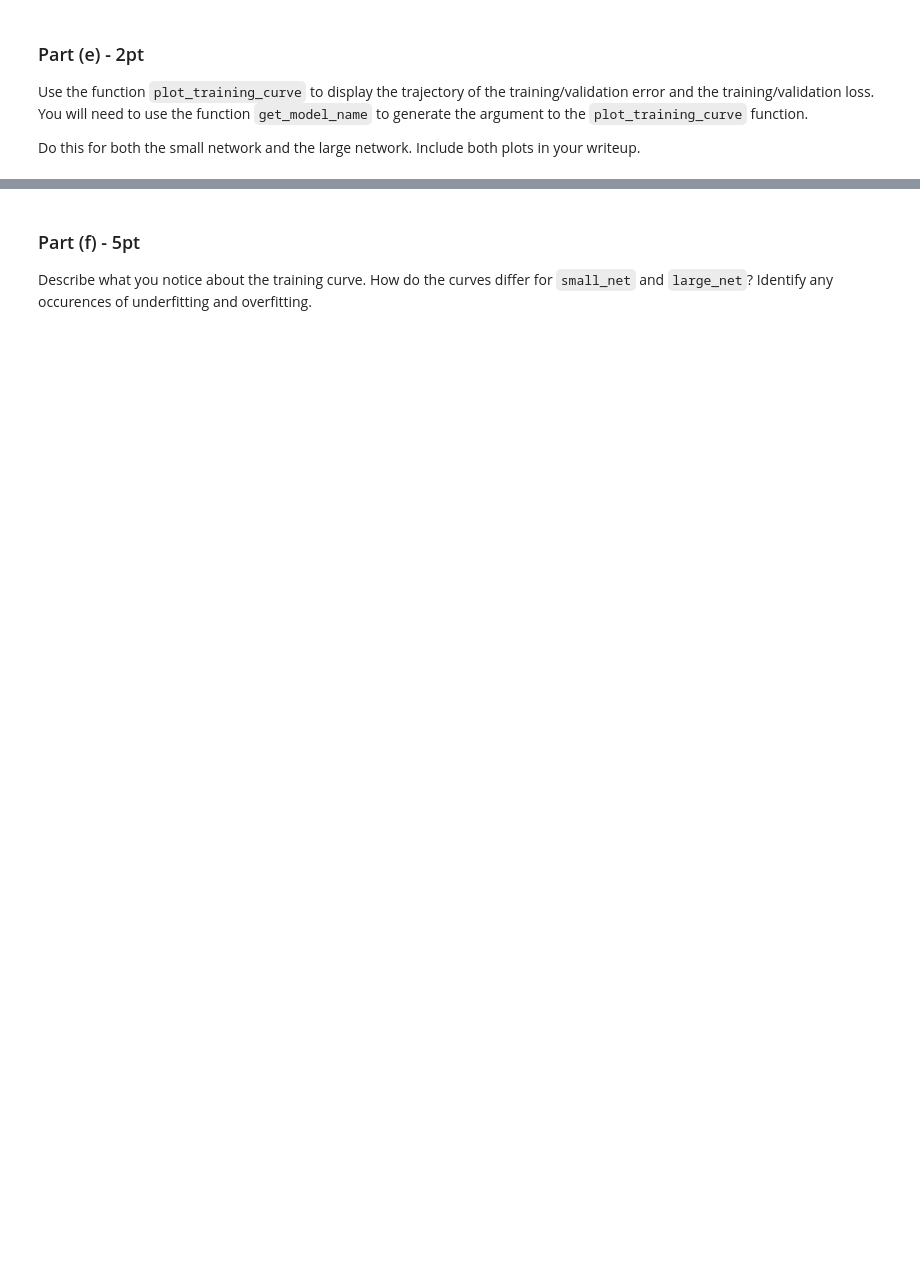
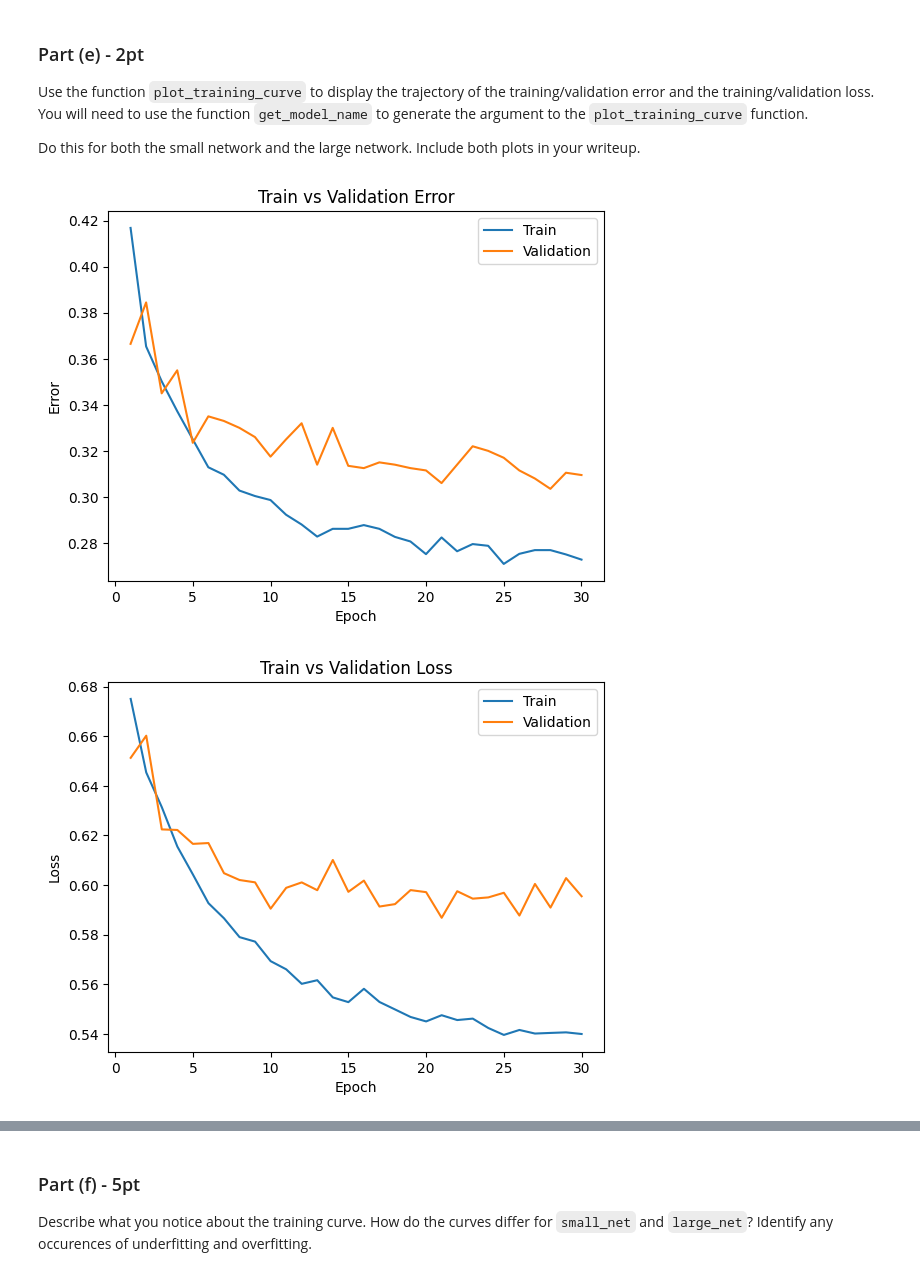
Before and after one commit to Harry-Nguyen0248/APS360, a Jupyter notebook: Labs/2/MochiTheDog.ipynb, the cells around one changed output, grey strips where cells are left out. Drawn from its saved outputs; the diff is of its cells as text; code cells hidden in the pictures; blank space fills up the shorter version.

```diff
--- a/Labs/2/MochiTheDog.ipynb
+++ b/Labs/2/MochiTheDog.ipynb
@@ -448,5 +507,7 @@ Why?
 # your Google Drive. If you are working on the lab locally, you
 # can comment out this code.
 
-from google.colab import drive
-drive.mount('/content/gdrive')
+# from google.colab import drive
+# drive.mount('/content/gdrive')
+
+train_net(small_net)
@@ -452,0 +528,20 @@ drive.mount('/content/gdrive')
+# %%
+train_net(large_net)
+# %%
+start_time_small = time.time()
+train_net(small_net)
+end_time_small = time.time()
+elapsed_time_small = end_time_small - start_time_small
+print("Total time elapsed for small_net:{:.2f} seconds".format(elapsed_time_small))
+
+start_time_small = time.time()
+train_net(large_net)
+end_time_small = time.time()
+elapsed_time_small = end_time_small - start_time_small
+print("Total time elapsed for small_net:{:.2f} seconds".format(elapsed_time_small))
+
+'''large_net requires more time to process than small_net.
+The reason lies in the number of parameters in each network.
+large_net has more layers and a large number of neurons per
+layer compared to small_net, leading to increased computational
+coplexity and thus longer training times.'''
@@ -464,0 +577,9 @@ in your writeup.
+# %%
+small_net_model_name = get_model_name(small_net.name, batch_size=64, learning_rate=0.01, epoch=29)
+large_net_model_name = get_model_name(large_net.name, batch_size=64, learning_rate=0.01, epoch=29)
+
+plot_training_curve(small_net_model_name)
+plot_training_curve(large_net_model_name)
+# %% [output]
+[figure, added]
+[figure, added]
```
Also changed, not shown: parts of 13 cells of this notebook.
